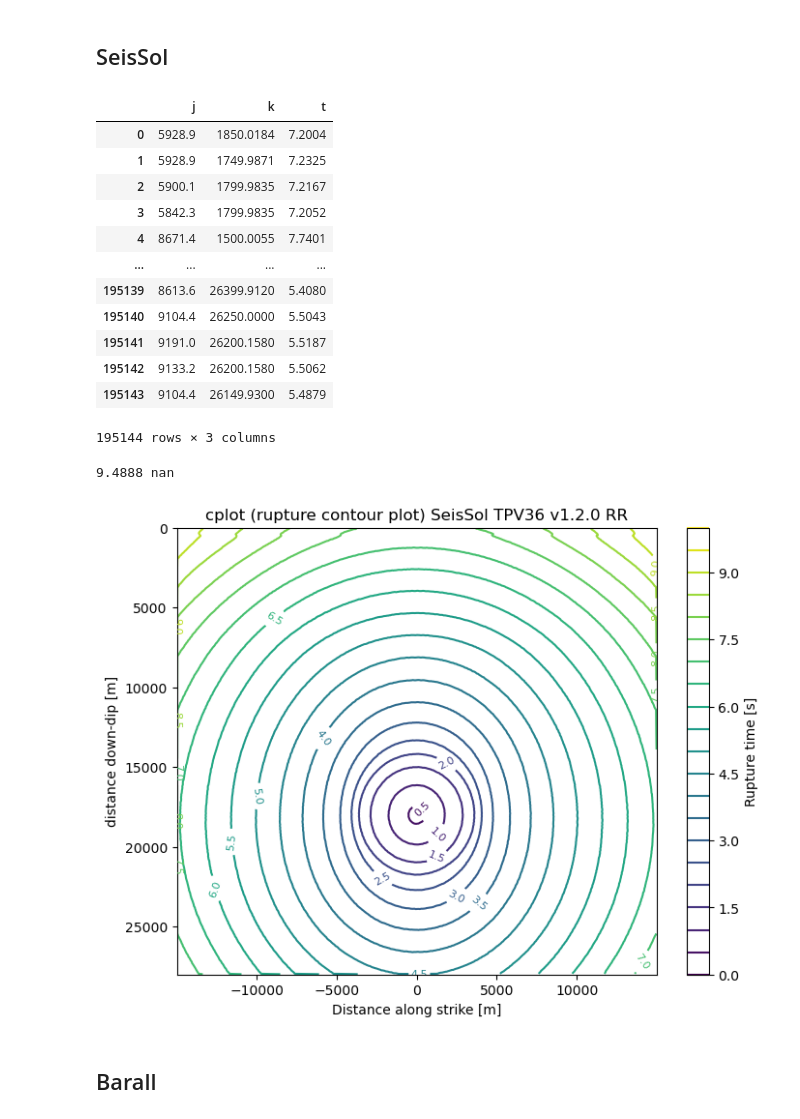
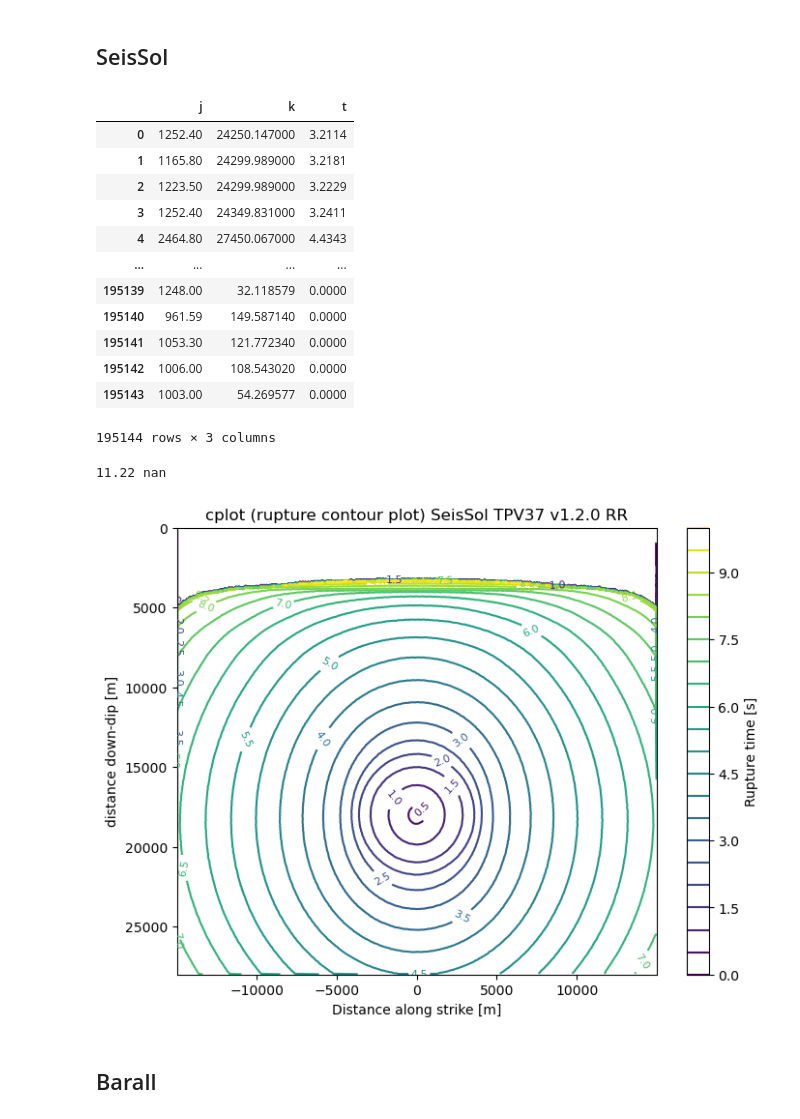
Before and after one commit to fabian-kutschera/Benchmarks, a Jupyter notebook: tpv36_37_cplot_processing.ipynb, the cells around one changed output. Saved outputs shown, nothing was run; the diff lists cells and outputs as text; code cells hidden in the pictures.

```diff
--- a/tpv36_37_cplot_processing.ipynb
+++ b/tpv36_37_cplot_processing.ipynb
@@ -7,7 +7,7 @@ import matplotlib.pyplot as plt
 import os
 # %%
 # Folder where the processed receivers will be saved
-output_folder = "/Users/fkutschera/Documents/Data/CRESCENT/tpv36_data/kutschera_SCEC_v2_o4_David_RR/"
+output_folder = "/Users/fkutschera/Documents/Data/CRESCENT/tpv36_data/kutschera_SCEC_v2_o4_v1.2.0_RR/"
 # Create the folder if it doesn't exist
 if not os.path.exists(output_folder):
     os.makedirs(output_folder)
@@ -19,8 +19,8 @@ if not os.path.exists(output_folder):
 3. Apply Cell Data to Point Data Filter
 4. Select Save Data (_cplot_SeisSol.csv_)
 # %%
-df = pd.read_csv("/Users/fkutschera/Documents/Data/CRESCENT/tpv36_data/tpv36_SCEC_v2_o4_David_RR/cplot_SeisSol.csv")
-#df = pd.read_csv("/Users/fkutschera/Documents/Data/CRESCENT/tpv37_data/tpv37/cplot_SeisSol.csv")
+#df = pd.read_csv("/Users/fkutschera/Documents/Data/CRESCENT/tpv36_data/tpv36_SCEC_v2_o4_v1.2.0_RR/cplot_SeisSol.csv")
+df = pd.read_csv("/Users/fkutschera/Documents/Data/CRESCENT/tpv37_data/tpv37_SCEC_v2_o4_v1.2.0_RR/cplot_SeisSol.csv")
 
 # k: Distance down-dip (m)
 # Positive means underground.
@@ -151,23 +151,23 @@ df = pd.read_csv(receiver, sep="\s+", comment="#")
 df
 # %% [output]
 |  | j | k | t |
-| 0 | 5928.9 | 1850.0184 | 7.2004 |
-| 1 | 5928.9 | 1749.9871 | 7.2325 |
-| 2 | 5900.1 | 1799.9835 | 7.2167 |
-| 3 | 5842.3 | 1799.9835 | 7.2052 |
-| 4 | 8671.4 | 1500.0055 | 7.7401 |
+| 0 | 1252.40 | 24250.147000 | 3.2114 |
+| 1 | 1165.80 | 24299.989000 | 3.2181 |
+| 2 | 1223.50 | 24299.989000 | 3.2229 |
+| 3 | 1252.40 | 24349.831000 | 3.2411 |
+| 4 | 2464.80 | 27450.067000 | 4.4343 |
 | ... | ... | ... | ... |
-| 195139 | 8613.6 | 26399.9120 | 5.4080 |
-| 195140 | 9104.4 | 26250.0000 | 5.5043 |
-| 195141 | 9191.0 | 26200.1580 | 5.5187 |
-| 195142 | 9133.2 | 26200.1580 | 5.5062 |
-| 195143 | 9104.4 | 26149.9300 | 5.4879 |
+| 195139 | 1248.00 | 32.118579 | 0.0000 |
+| 195140 | 961.59 | 149.587140 | 0.0000 |
+| 195141 | 1053.30 | 121.772340 | 0.0000 |
+| 195142 | 1006.00 | 108.543020 | 0.0000 |
+| 195143 | 1003.00 | 54.269577 | 0.0000 |
 195144 rows × 3 columns
 # %%
-cplot(df, title="SeisSol TPV36 v1.2.0 RR", save=True)
+cplot(df, title="SeisSol TPV37 v1.2.0 RR", save=True)
 # %% [output]
-9.4888 nan
+11.22 nan
-[figure, old version]
+[figure, new version]
 # %% [markdown]
 ## Barall
 # %%
```
Also changed, not shown: parts of 3 cells of this notebook, 3 other files.
